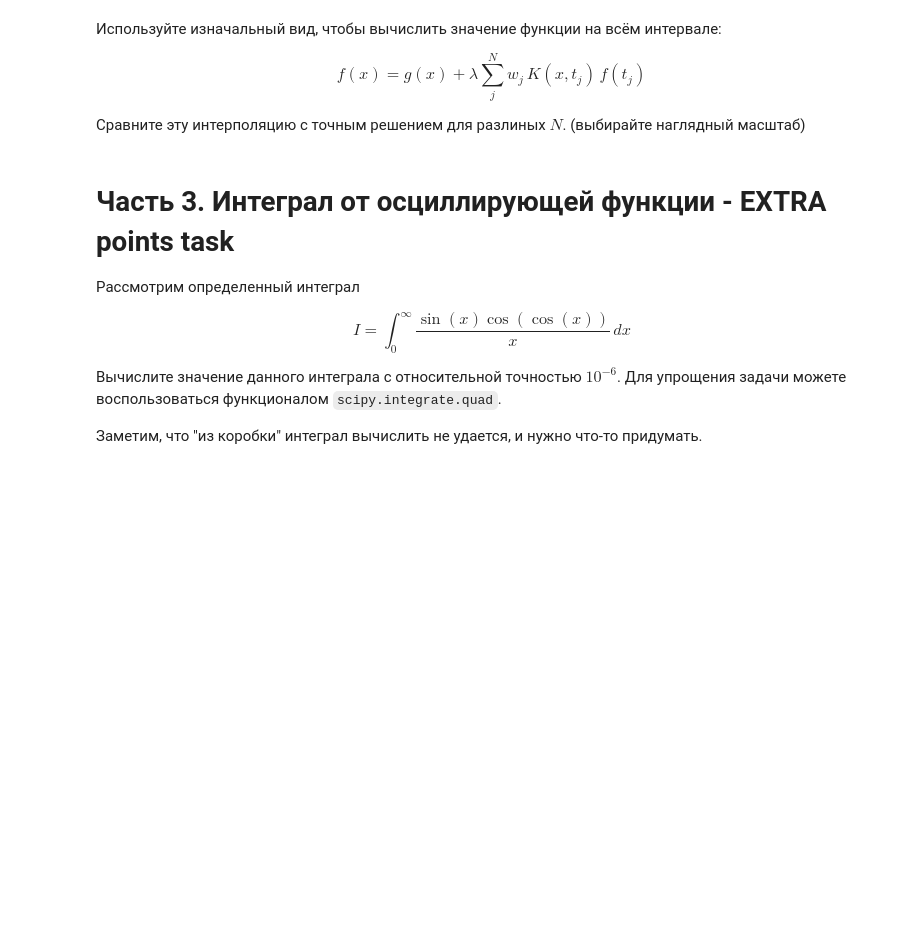
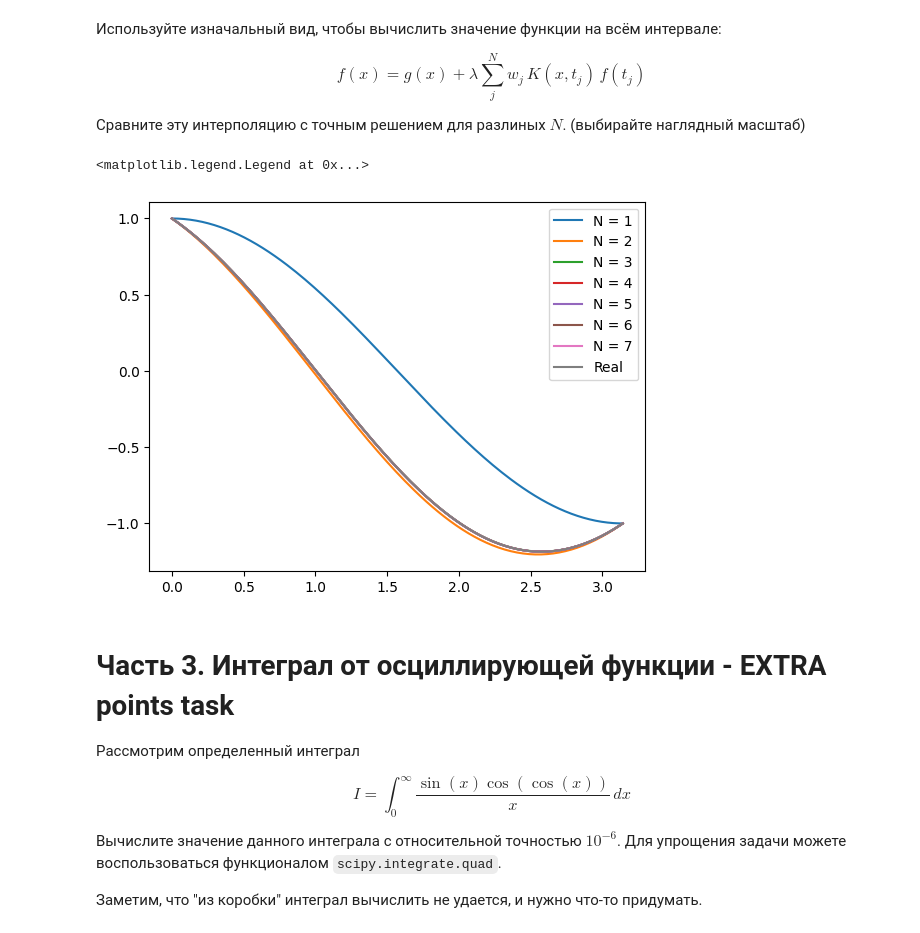
Before and after one commit to Clai101/Comp_Ph, a Jupyter notebook: advanced_Integrals.ipynb, the cells around one changed output. Cells and saved outputs as stored; diff of their text form; code cells hidden in the pictures; blank space fills up the shorter version.

```diff
--- a/advanced_Integrals.ipynb
+++ b/advanced_Integrals.ipynb
@@ -284,3 +299,17 @@ raise NotImplementedError()
+# %%
+sample = np.linspace(0, np.pi, 150)
+
+for i in range(0, 7, 1):
+    n, w = roots_sh_legendre(i + 1)
+    f_discret = fun(i + 1)
+    f = lambda x: np.cos(x) + np.pi / 2 * (w * np.sin(x, n) * f_discret).sum()
+    plt.plot(sample, [f(x) for x in sample], label=f"N = {i + 1}")
+
+plt.plot(sample, real_f(sample), label='Real')
+plt.legend()
+# %% [output]
+<matplotlib.legend.Legend at 0x...>
+[figure, added]
 # %% [markdown]
 # Часть 3. Интеграл от осциллирующей функции - EXTRA points task
 
```
Also changed, not shown: parts of 11 cells of this notebook.
